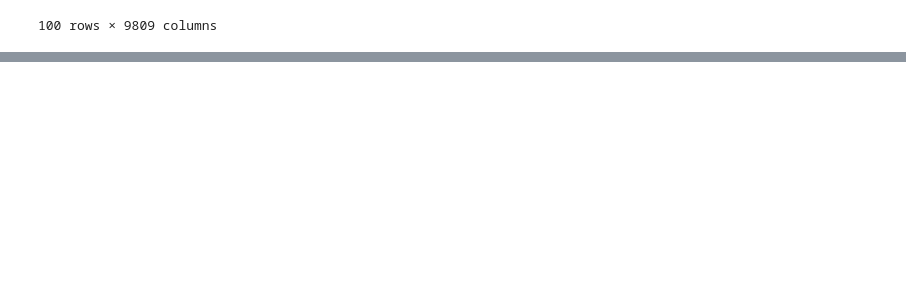
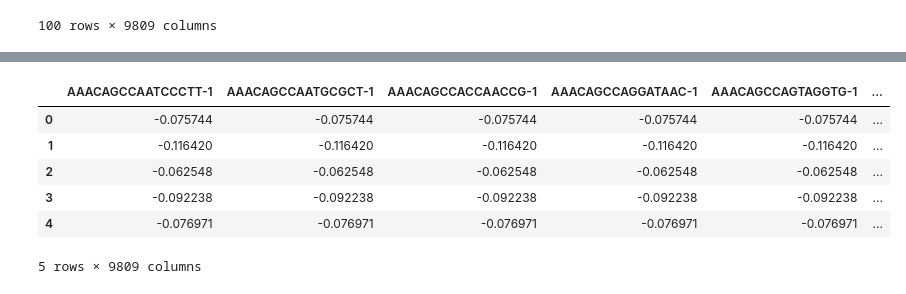
Before and after one commit to the-rich-piana/BioInfo-Notes, a Jupyter notebook: predict_cell_type.ipynb, the cells around one changed output, grey strips where cells are left out. Drawn from its saved outputs; the diff is of its cells as text; code cells hidden in the pictures; blank space fills up the shorter version.

```diff
--- a/predict_cell_type.ipynb
+++ b/predict_cell_type.ipynb
@@ -92,0 +120,7 @@ df.head(100)
+# %%
+sing = pd.read_csv('./data/sing_scores.tsv', sep='\t')
+
+atac = atac_df.iloc[:, 1:]
+#atac.describe()
+
+#Predict Sing B_Cell score using ATAC matrix
@@ -92,0 +136,13 @@ df.head(100)
+# %%
+#atac.tranpose().head(5)
+#atac = atac.transpose()
+atac2 = atac
+atac2.head(5)
+# %% [output]
+|  | AAACAGCCAATCCCTT-1 | AAACAGCCAATGCGCT-1 | AAACAGCCACCAACCG-1 | AAACAGCCAGGATAAC-1 | AAACAGCCAGTAGGTG-1 | ... |
+| 0 | -0.075744 | -0.075744 | -0.075744 | -0.075744 | -0.075744 | ... |
+| 1 | -0.116420 | -0.116420 | -0.116420 | -0.116420 | -0.116420 | ... |
+| 2 | -0.062548 | -0.062548 | -0.062548 | -0.062548 | -0.062548 | ... |
+| 3 | -0.092238 | -0.092238 | -0.092238 | -0.092238 | -0.092238 | ... |
+| 4 | -0.076971 | -0.076971 | -0.076971 | -0.076971 | -0.076971 | ... |
+5 rows × 9809 columns
```
Also changed, not shown: parts of 13 cells of this notebook, 1 other file.
